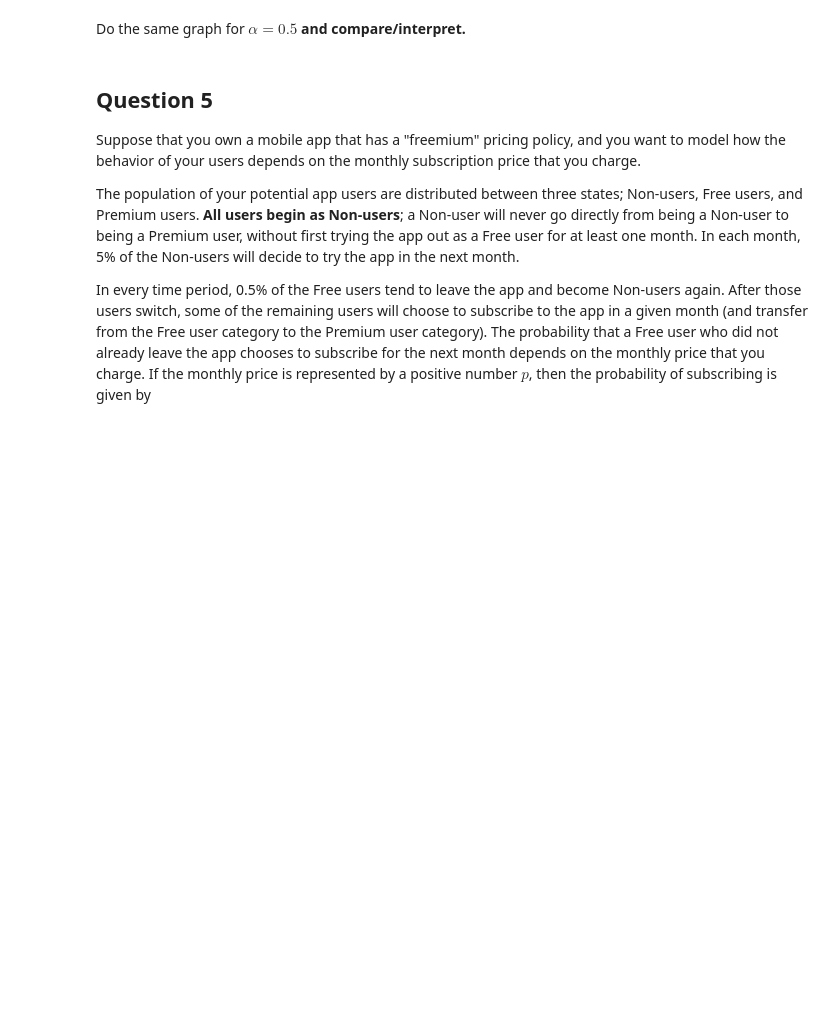
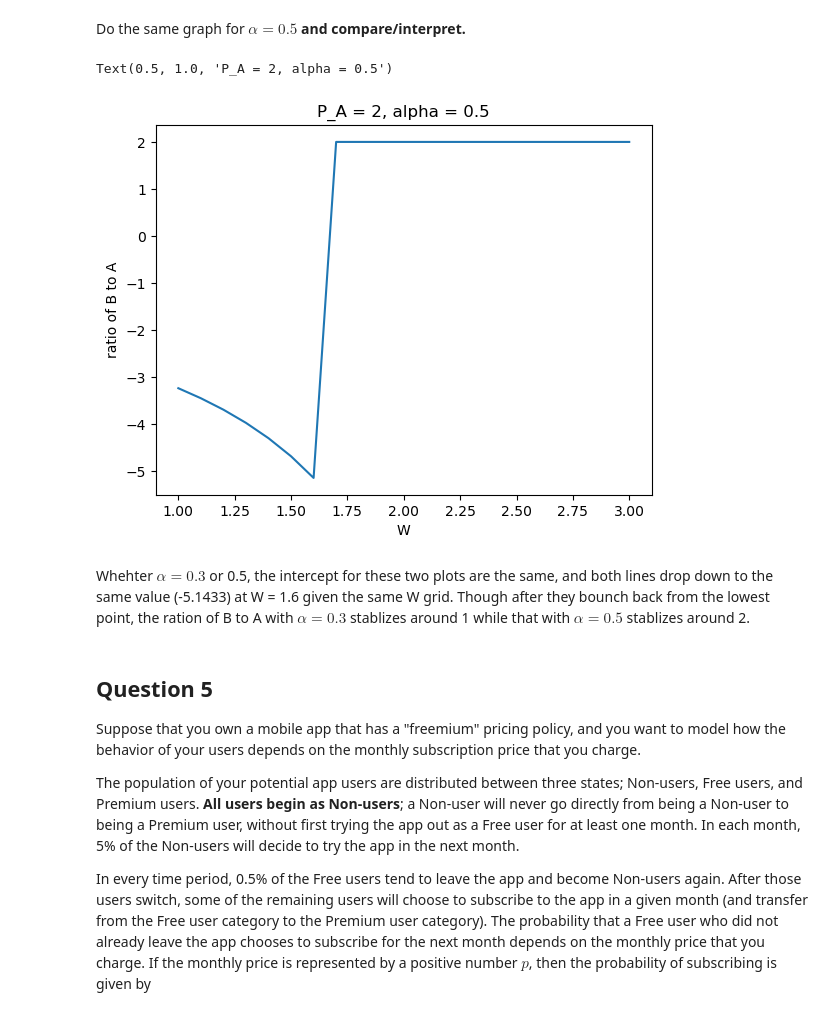
Before and after one commit to jossiej00/ECON323_2023_Spring, a Jupyter notebook: problem_sets/problem_set_4.ipynb, the cells around one changed output. Drawn from its saved outputs; the diff is of its cells as text; code cells hidden in the pictures; blank space fills up the shorter version.

```diff
--- a/problem_sets/problem_set_4.ipynb
+++ b/problem_sets/problem_set_4.ipynb
@@ -161,7 +188,39 @@ alpha = 0.4
 # %% [markdown]
 Do the same graph for $ \alpha = 0.5 $ **and compare/interpret.**
 # %%
-# Your code here
+p_A = 3
+alpha = 0.5
+
+import scipy.optimize as opt
+W = np.arange(1, 3.1, 0.1)
+len = W.shape[0]
+optimal_ratioBA_2 = np.zeros(len)
+for i in range(len):
+    def U(A, B, alpha = alpha):
+        return B**alpha * A**(1-alpha)
+
+    def A_bc(B, W = W[i], pa = 2):
+        return (W-B)/pa
+
+    def objective(B, W = W[i], pa = 2):
+        A = A_bc(B, W, pa)
+        return -U(A, B)
+
+    result = opt.minimize_scalar(objective)
+    optimal_B = result.x
+    optimal_A = A_bc(optimal_B, W[i], 2)
+    optimal_ratioBA_2[i] = optimal_B/optimal_A
+
+fig, ax = plt.subplots()
+plt.plot(W,optimal_ratioBA_2)
+ax.set_xlabel("W")
+ax.set_ylabel("ratio of B to A")
+ax.set_title("P_A = 2, alpha = 0.5")
+# %% [output]
+Text(0.5, 1.0, 'P_A = 2, alpha = 0.5')
+[figure, added]
+# %% [markdown]
+Whehter $\alpha = 0.3$ or 0.5, the intercept for these two plots are the same, and both lines drop down to the same value (-5.1433) at W = 1.6 given the same W grid. Though after they bounch back from the lowest point, the ration of B to A with $\alpha = 0.3$ stablizes around 1 while that with $\alpha = 0.5$ stablizes around 2.
 # %% [markdown]
 ## Question 5
 
```
Also changed, not shown: parts of 2 cells of this notebook.
